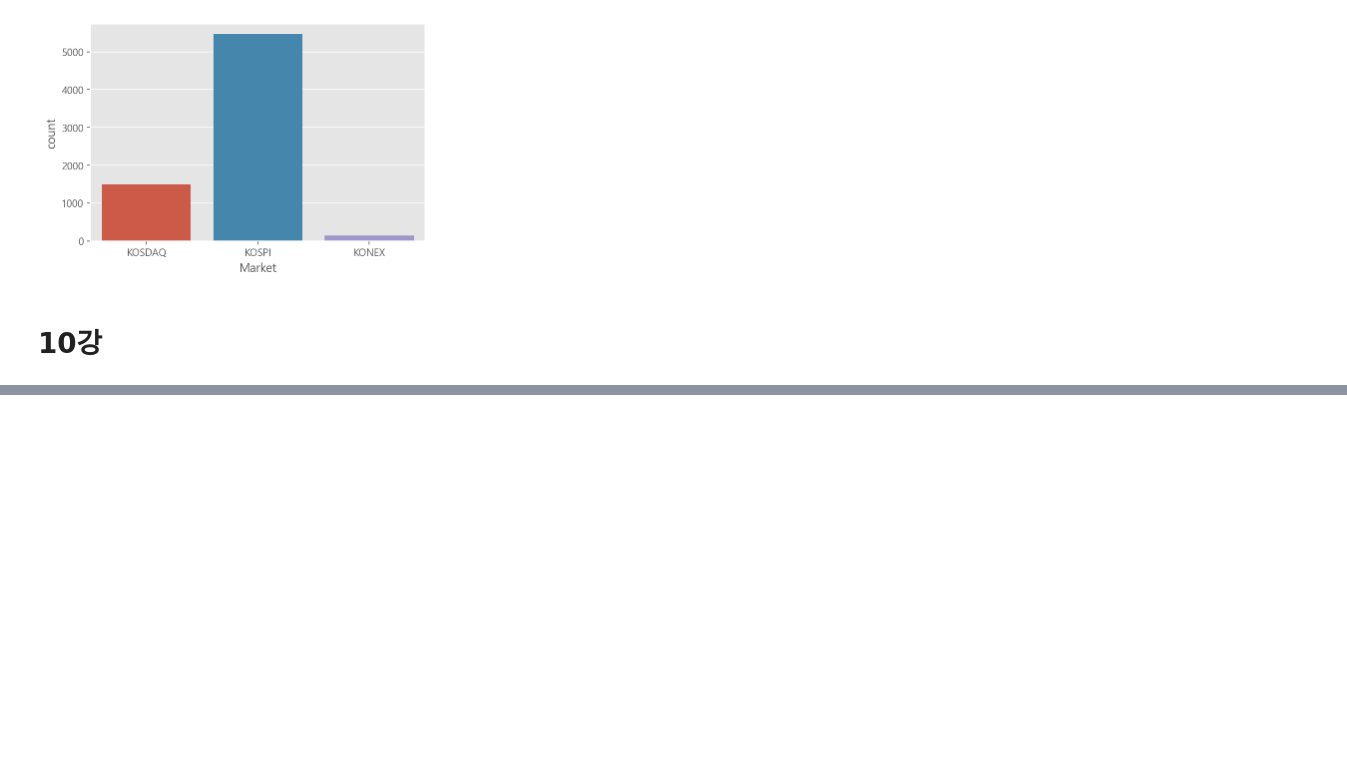
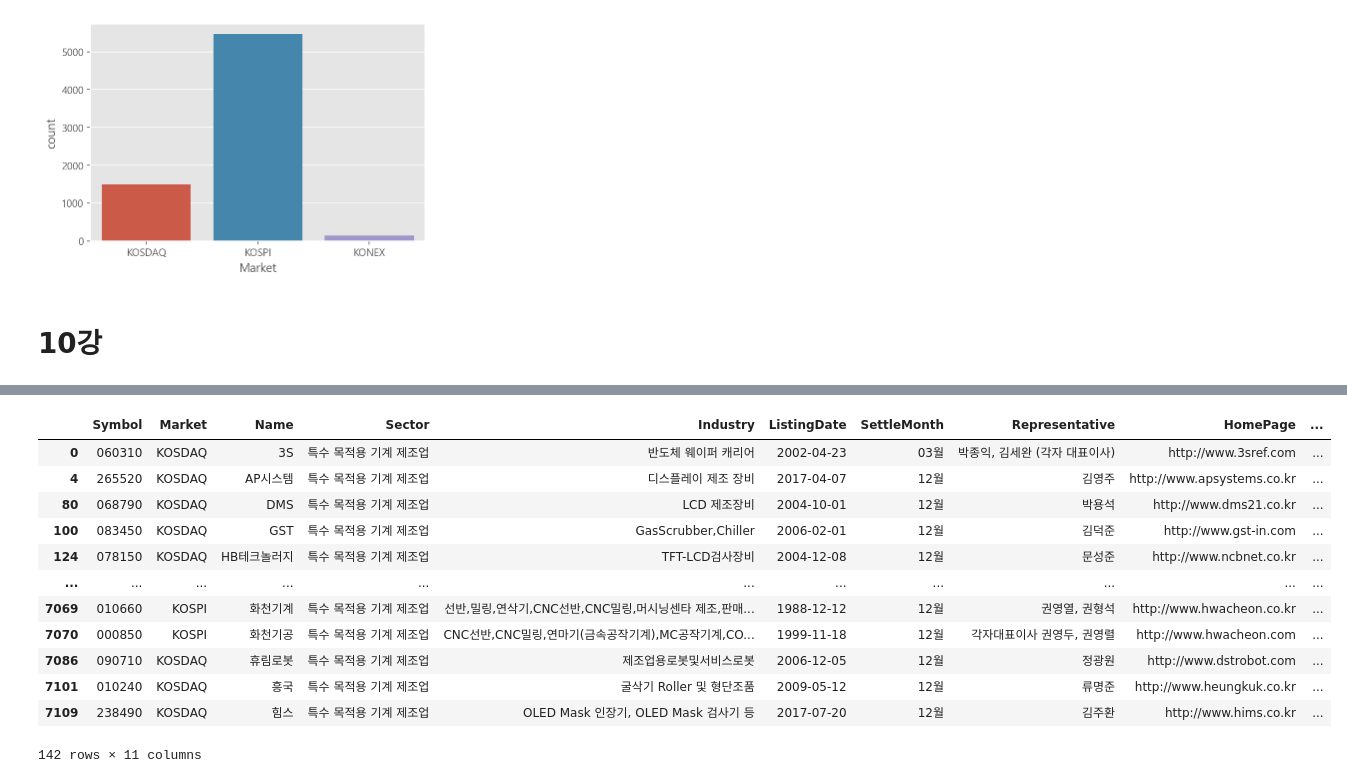
Before and after one commit to HanHyunDo/coding, a Jupyter notebook: 오늘 코드(유튜브)/KRX 분석.ipynb, the cells around one changed output, grey strips where cells are left out. Cells and saved outputs as stored; diff of their text form; code cells hidden in the pictures; blank space fills up the shorter version.

```diff
--- a/오늘 코드(유튜브)/KRX 분석.ipynb
+++ b/오늘 코드(유튜브)/KRX 분석.ipynb
@@ -409,0 +439,16 @@ sns.countplot(data=df, x="Market")
+# %%
+df[df["Sector"] == "특수 목적용 기계 제조업"]
+# %% [output]
+|  | Symbol | Market | Name | Sector | Industry | ListingDate | SettleMonth | Representative | HomePage | ... |
+| 0 | 060310 | KOSDAQ | 3S | 특수 목적용 기계 제조업 | 반도체 웨이퍼 캐리어 | 2002-04-23 | 03월 | 박종익, 김세완 (각자 대표이사) | http://www.3sref.com | ... |
+| 4 | 265520 | KOSDAQ | AP시스템 | 특수 목적용 기계 제조업 | 디스플레이 제조 장비 | 2017-04-07 | 12월 | 김영주 | http://www.apsystems.co.kr | ... |
+| 80 | 068790 | KOSDAQ | DMS | 특수 목적용 기계 제조업 | LCD 제조장비 | 2004-10-01 | 12월 | 박용석 | http://www.dms21.co.kr | ... |
+| 100 | 083450 | KOSDAQ | GST | 특수 목적용 기계 제조업 | GasScrubber,Chiller | 2006-02-01 | 12월 | 김덕준 | http://www.gst-in.com | ... |
+| 124 | 078150 | KOSDAQ | HB테크놀러지 | 특수 목적용 기계 제조업 | TFT-LCD검사장비 | 2004-12-08 | 12월 | 문성준 | http://www.ncbnet.co.kr | ... |
+| ... | ... | ... | ... | ... | ... | ... | ... | ... | ... | ... |
+| 7069 | 010660 | KOSPI | 화천기계 | 특수 목적용 기계 제조업 | 선반,밀링,연삭기,CNC선반,CNC밀링,머시닝센타 제조,판매... | 1988-12-12 | 12월 | 권영열, 권형석 | http://www.hwacheon.co.kr | ... |
+| 7070 | 000850 | KOSPI | 화천기공 | 특수 목적용 기계 제조업 | CNC선반,CNC밀링,연마기(금속공작기계),MC공작기계,CO... | 1999-11-18 | 12월 | 각자대표이사 권영두, 권영렬 | http://www.hwacheon.com | ... |
+| 7086 | 090710 | KOSDAQ | 휴림로봇 | 특수 목적용 기계 제조업 | 제조업용로봇및서비스로봇 | 2006-12-05 | 12월 | 정광원 | http://www.dstrobot.com | ... |
+| 7101 | 010240 | KOSDAQ | 흥국 | 특수 목적용 기계 제조업 | 굴삭기 Roller 및 형단조품 | 2009-05-12 | 12월 | 류명준 | http://www.heungkuk.co.kr | ... |
+| 7109 | 238490 | KOSDAQ | 힘스 | 특수 목적용 기계 제조업 | OLED Mask 인장기, OLED Mask 검사기 등 | 2017-07-20 | 12월 | 김주환 | http://www.hims.co.kr | ... |
+142 rows × 11 columns
```
Also changed, not shown: parts of 7 cells of this notebook.
